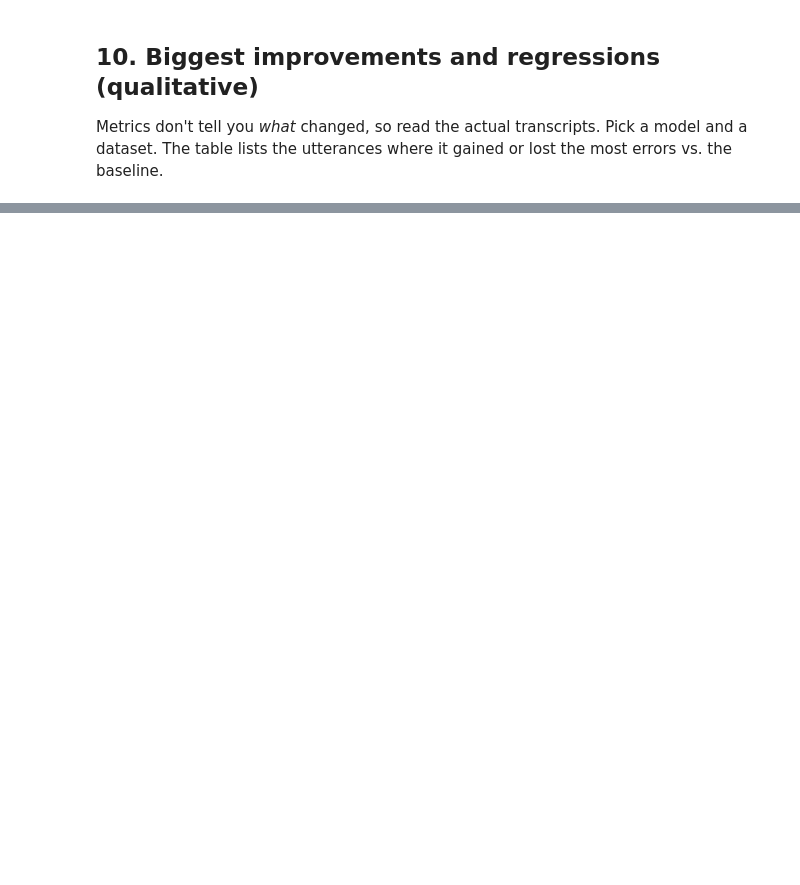
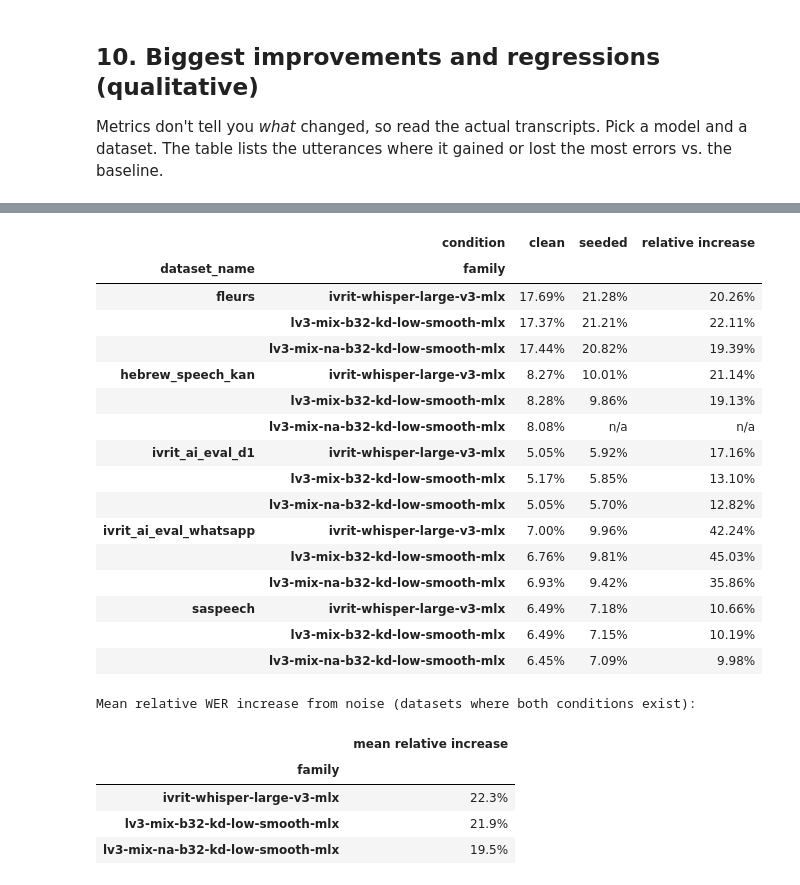
Before and after one commit to ofir-paz/asr-training, a Jupyter notebook: benchmark_analysis/model_comparison.ipynb, the cells around one changed output, grey strips where cells are left out. Cells and saved outputs as stored; diff of their text form; code cells hidden in the pictures; blank space fills up the shorter version.

```diff
--- a/benchmark_analysis/model_comparison.ipynb
+++ b/benchmark_analysis/model_comparison.ipynb
@@ -468,0 +604,10 @@ Biggest regressions:
+# %%
+# ---- how sensitive is the rule to MAX_REPEATS? -----------------------------------------
+# helped/hurt = utterances whose error count went down/up; net = total errors added (negative = good), summed over ALL models and datasets.
+rows = []
+for k in [2, 3, 4, 5, 6]:
+    t = apply_rule(full, max_repeats=k)
+    t = t[t.rule_applied]
+    d = t["errors_pp"] - t["errors_before"]
+    rows.append({"MAX_REPEATS": k, "utterances touched": len(t), "helped": int((d < 0).sum()), "hurt": int((d > 0).sum()), "net Δerrors": int(d.sum())})
+display(pd.DataFrame(rows).set_index("MAX_REPEATS"))
@@ -468,0 +676,37 @@ Biggest regressions:
+# %%
+# ---- robustness: clean (-c) vs. seeded noise (-s) ---------------------------------------------
+# NOTE: a model missing a dataset in one condition shows NaN there (check section 1).
+pp["family"] = pp["model_name"].str.rsplit("-", n=1).str[0]
+pp["condition"] = pp["model_name"].str.rsplit("-", n=1).str[1].map({"c": "clean", "s": "seeded"})
+w = pp.groupby(["dataset_name", "family", "condition"]).apply(lambda d: d["errors_pp"].sum() / d["n_ref_words"].sum(), include_groups=False).unstack()
+w["relative increase"] = w["seeded"] / w["clean"] - 1
+display(w.style.format("{:.2%}", na_rep="n/a"))
+
+# average over datasets where BOTH conditions exist for that family
+both = w.dropna()
+print("Mean relative WER increase from noise (datasets where both conditions exist):")
+display(both["relative increase"].groupby("family").mean().to_frame("mean relative increase").style.format("{:.1%}"))
+# %% [output]
+|  | condition | clean | seeded | relative increase |
+| dataset_name | family |  |  |  |
+| fleurs | ivrit-whisper-large-v3-mlx | 17.69% | 21.28% | 20.26% |
+|  | lv3-mix-b32-kd-low-smooth-mlx | 17.37% | 21.21% | 22.11% |
+|  | lv3-mix-na-b32-kd-low-smooth-mlx | 17.44% | 20.82% | 19.39% |
+| hebrew_speech_kan | ivrit-whisper-large-v3-mlx | 8.27% | 10.01% | 21.14% |
+|  | lv3-mix-b32-kd-low-smooth-mlx | 8.28% | 9.86% | 19.13% |
+|  | lv3-mix-na-b32-kd-low-smooth-mlx | 8.08% | n/a | n/a |
+| ivrit_ai_eval_d1 | ivrit-whisper-large-v3-mlx | 5.05% | 5.92% | 17.16% |
+|  | lv3-mix-b32-kd-low-smooth-mlx | 5.17% | 5.85% | 13.10% |
+|  | lv3-mix-na-b32-kd-low-smooth-mlx | 5.05% | 5.70% | 12.82% |
+| ivrit_ai_eval_whatsapp | ivrit-whisper-large-v3-mlx | 7.00% | 9.96% | 42.24% |
+|  | lv3-mix-b32-kd-low-smooth-mlx | 6.76% | 9.81% | 45.03% |
+|  | lv3-mix-na-b32-kd-low-smooth-mlx | 6.93% | 9.42% | 35.86% |
+| saspeech | ivrit-whisper-large-v3-mlx | 6.49% | 7.18% | 10.66% |
+|  | lv3-mix-b32-kd-low-smooth-mlx | 6.49% | 7.15% | 10.19% |
+|  | lv3-mix-na-b32-kd-low-smooth-mlx | 6.45% | 7.09% | 9.98% |
+Mean relative WER increase from noise (datasets where both conditions exist):
+|  | mean relative increase |
+| family |  |
+| ivrit-whisper-large-v3-mlx | 22.3% |
+| lv3-mix-b32-kd-low-smooth-mlx | 21.9% |
+| lv3-mix-na-b32-kd-low-smooth-mlx | 19.5% |
```
Also changed, not shown: parts of 15 cells of this notebook, 19 other files.
